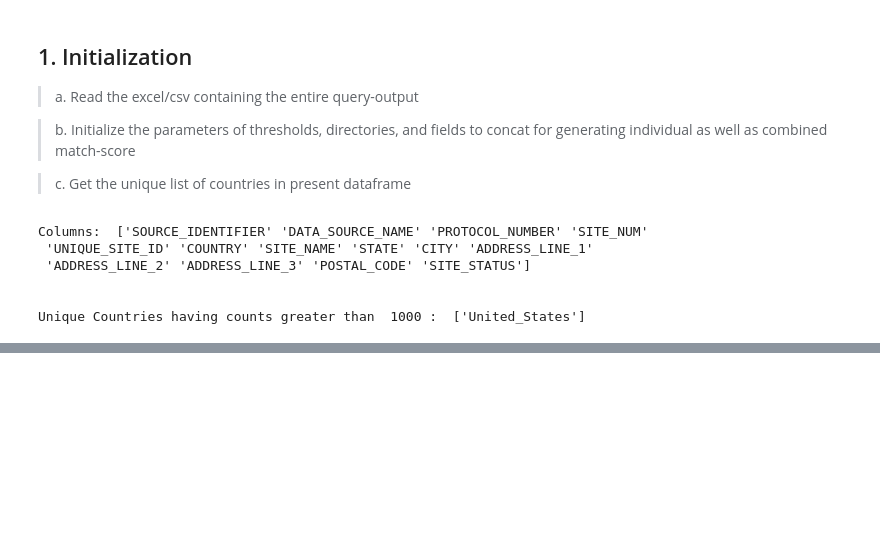
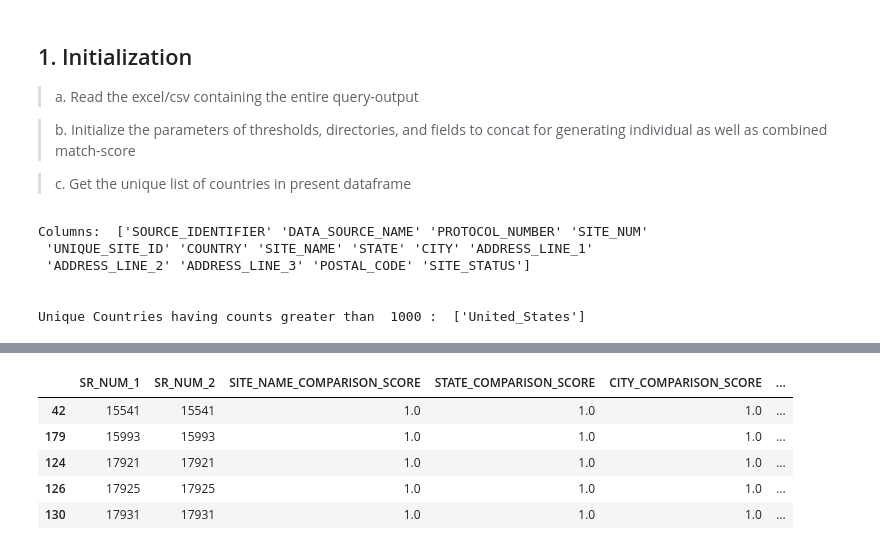
Before and after one commit to vikrantdeshpande09876/Masterize_Hospital_Entities, a Jupyter notebook: POC_Site_Master_Recursive_Approach.ipynb, the cells around one changed output, grey strips where cells are left out. Drawn from its saved outputs; the diff is of its cells as text; code cells hidden in the pictures; blank space fills up the shorter version.

```diff
--- a/POC_Site_Master_Recursive_Approach.ipynb
+++ b/POC_Site_Master_Recursive_Approach.ipynb
@@ -382,0 +471,9 @@ csv_file_names
+# %%
+entire_country_cross_ref_df[entire_country_cross_ref_df['SR_NUM_1'].isin(cross_refs_to_update['SR_NUM_1'])]
+# %% [output]
+|  | SR_NUM_1 | SR_NUM_2 | SITE_NAME_COMPARISON_SCORE | STATE_COMPARISON_SCORE | CITY_COMPARISON_SCORE | ... |
+| 42 | 15541 | 15541 | 1.0 | 1.0 | 1.0 | ... |
+| 179 | 15993 | 15993 | 1.0 | 1.0 | 1.0 | ... |
+| 124 | 17921 | 17921 | 1.0 | 1.0 | 1.0 | ... |
+| 126 | 17925 | 17925 | 1.0 | 1.0 | 1.0 | ... |
+| 130 | 17931 | 17931 | 1.0 | 1.0 | 1.0 | ... |
```
Also changed, not shown: parts of 12 cells of this notebook, 10 other files.
